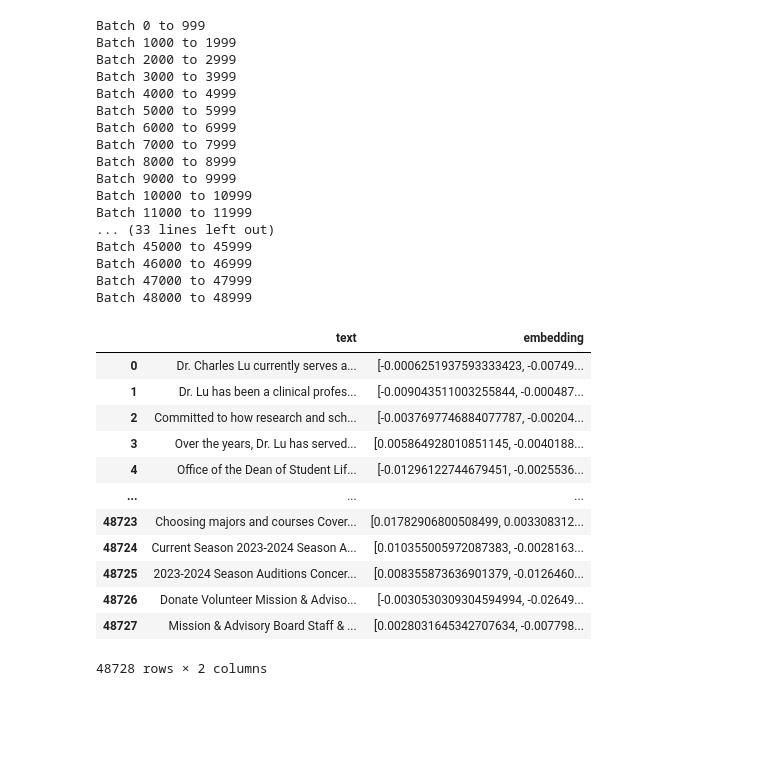
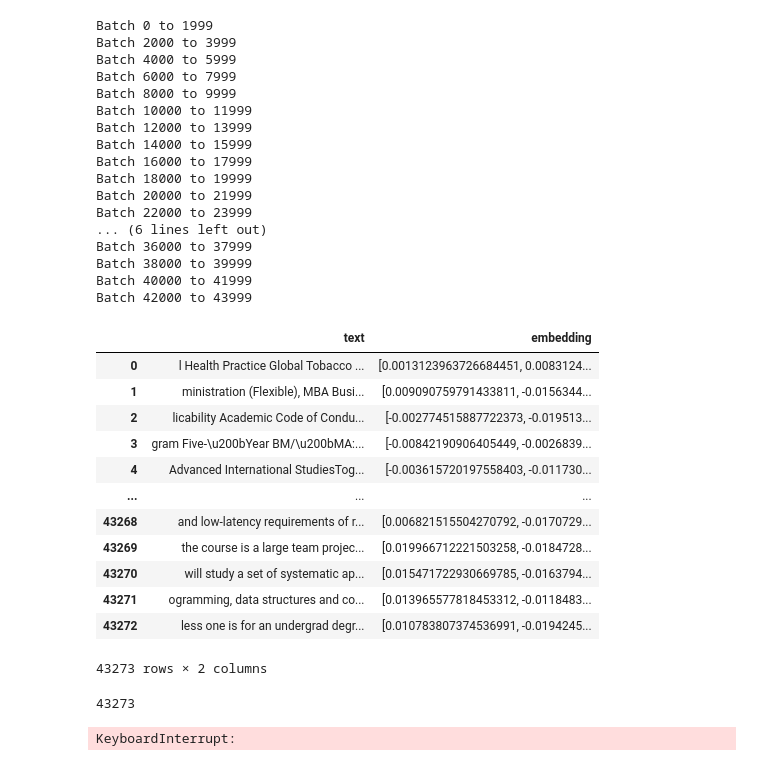
Before and after one commit to benchang323/ChatJH, a Jupyter notebook: backend/QA with Embeddings/create_embeddings.ipynb, the cells around one changed output. Saved outputs shown, nothing was run; the diff lists cells and outputs as text; code cells hidden in the pictures; blank space fills up the shorter version.

```diff
--- a/backend/QA with Embeddings/create_embeddings.ipynb
+++ b/backend/QA with Embeddings/create_embeddings.ipynb
@@ -11,7 +44,7 @@ import openai
 import pandas as pd
 #calculate embeddings
 EMBEDDING_MODEL = "text-embedding-ada-002"
-BATCH_SIZE = 1000
+BATCH_SIZE = 2000
 openai.api_key = "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"
 embeddings = []
 for batch_start in range(0, len(data), BATCH_SIZE):
@@ -26,22 +59,22 @@ for batch_start in range(0, len(data), BATCH_SIZE):
 
 df = pd.DataFrame({"text": data, "embedding": embeddings})
 # %% [output]
-Batch 0 to 999
-Batch 1000 to 1999
-Batch 2000 to 2999
-Batch 3000 to 3999
-Batch 4000 to 4999
-Batch 5000 to 5999
-Batch 6000 to 6999
-Batch 7000 to 7999
-Batch 8000 to 8999
-Batch 9000 to 9999
-Batch 10000 to 10999
-Batch 11000 to 11999
-... (33 lines left out)
-Batch 45000 to 45999
-Batch 46000 to 46999
-Batch 47000 to 47999
-Batch 48000 to 48999
+Batch 0 to 1999
+Batch 2000 to 3999
+Batch 4000 to 5999
+Batch 6000 to 7999
+Batch 8000 to 9999
+Batch 10000 to 11999
+Batch 12000 to 13999
+Batch 14000 to 15999
+Batch 16000 to 17999
+Batch 18000 to 19999
+Batch 20000 to 21999
+Batch 22000 to 23999
+... (6 lines left out)
+Batch 36000 to 37999
+Batch 38000 to 39999
+Batch 40000 to 41999
+Batch 42000 to 43999
 # %%
 # save to csv file
@@ -64,24 +97,25 @@ EMBEDDING_MODEL = "text-embedding-ada-002"
 GPT_MODEL = "gpt-3.5-turbo"
 # %%
 # read csv file
-df = pd.read_csv(SAVE_PATH)
+df = pd.read_csv("combinedeigth.csv")
 # %%
 # convert embeddings from CSV str type back to list type
+import ast
 df.head()
-df['embedding'] = df.embedding.apply(literal_eval)
+df['embedding'] = df['embedding'].str.strip('[]').str.split(',')
 
 df
 # %% [output]
 |  | text | embedding |
-| 0 | Dr. Charles Lu currently serves a... | [-0.0006251937593333423, -0.00749... |
-| 1 | Dr. Lu has been a clinical profes... | [-0.009043511003255844, -0.000487... |
-| 2 | Committed to how research and sch... | [-0.0037697746884077787, -0.00204... |
-| 3 | Over the years, Dr. Lu has served... | [0.005864928010851145, -0.0040188... |
-| 4 | Office of the Dean of Student Lif... | [-0.01296122744679451, -0.0025536... |
+| 0 | l Health Practice Global Tobacco ... | [0.0013123963726684451, 0.0083124... |
+| 1 | ministration (Flexible), MBA Busi... | [0.009090759791433811, -0.0156344... |
+| 2 | licability Academic Code of Condu... | [-0.002774515887722373, -0.019513... |
+| 3 | gram Five-\u200bYear BM/\u200bMA:... | [-0.00842190906405449, -0.0026839... |
+| 4 | Advanced International StudiesTog... | [-0.003615720197558403, -0.011730... |
 | ... | ... | ... |
-| 48723 | Choosing majors and courses Cover... | [0.01782906800508499, 0.003308312... |
-| 48724 | Current Season 2023-2024 Season A... | [0.010355005972087383, -0.0028163... |
-| 48725 | 2023-2024 Season Auditions Concer... | [0.008355873636901379, -0.0126460... |
-| 48726 | Donate Volunteer Mission & Adviso... | [-0.0030530309304594994, -0.02649... |
-| 48727 | Mission & Advisory Board Staff & ... | [0.0028031645342707634, -0.007798... |
+| 43268 | and low-latency requirements of r... | [0.006821515504270792, -0.0170729... |
+| 43269 | the course is a large team projec... | [0.019966712221503258, -0.0184728... |
+| 43270 | will study a set of systematic ap... | [0.015471722930669785, -0.0163794... |
+| 43271 | ogramming, data structures and co... | [0.013965577818453312, -0.0118483... |
+| 43272 | less one is for an undergrad degr... | [0.010783807374536991, -0.0194245... |
-48728 rows × 2 columns
+43273 rows × 2 columns
@@ -97,3 +137,7 @@ client = clickhouse_connect.get_client(
+# %%
+print(len(df['embedding']))
+# %% [output]
+43273
 # %%
 #index data
 embedding_len=len(df['embedding'][0]) #1536
@@ -117,9 +161,11 @@ total_records = len(df)
 data = df.to_records(index=False).tolist()
 column_names = df.columns.tolist()
 
-for i in tqdm(range(0, total_records, batch_size)):
+for i in tqdm(range(21900, total_records, batch_size)):
     i_end = min(i + batch_size, total_records)
     client.insert("default.hopkins_art", data[i:i_end], column_names=column_names)
+# %% [output]
+KeyboardInterrupt:
 # %%
 # check count of inserted data
 print(f"articles count: {client.command('SELECT count(*) FROM default.hopkins_art')}")
```
Also changed, not shown: parts of 10 cells of this notebook.
